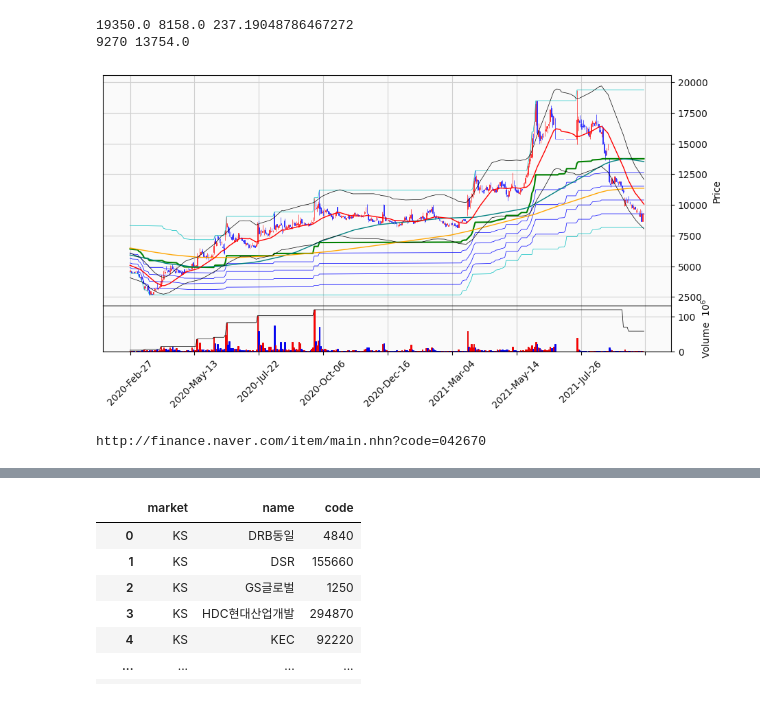
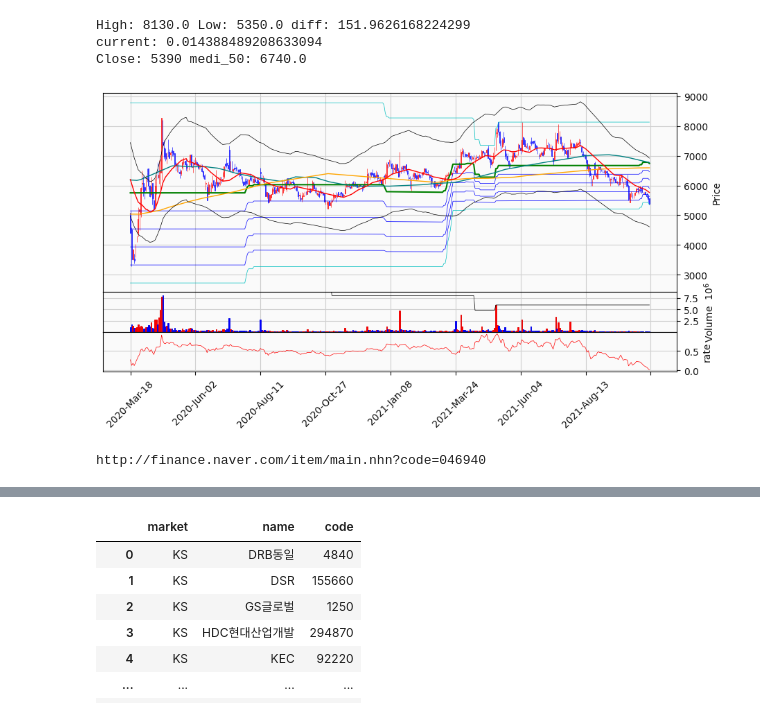
Before and after one commit to theplow-kwak/madi, a Jupyter notebook: madi.ipynb, the cells around one changed output, grey strips where cells are left out. Cells and saved outputs as stored; diff of their text form; code cells hidden in the pictures.

Commit message:
add: rate

```diff
--- a/madi.ipynb
+++ b/madi.ipynb
@@ -84,10 +84,12 @@ def readData(name, start=None, end=None):
     data['madi70'] = data['low'] + (data['high'] - data['low']) * 0.3
     data['madi80'] = data['low'] + (data['high'] - data['low']) * 0.2
     data['madi90'] = data['low'] + (data['high'] - data['low']) * 0.1
+    data['rate'] = (data['Close'] - data['low']) / (data['high'] - data['low'])
     data['v_high'] = data['Volume'].rolling(window=timep).max()
 
-    print(data['high'][-1], data['low'][-1], (data['high'][-1]/ data['low'][-1]) * 100)
-    print(data['Close'][-1], data['madi50'][-1])
+    print("High:", data['high'][-1], "Low:", data['low'][-1], "diff:", (data['high'][-1]/ data['low'][-1]) * 100)
+    print("current:", data['rate'][-1])
+    print("Close:", data['Close'][-1], "medi_50:", data['madi50'][-1])
     return data
 
 
@@ -113,6 +115,7 @@ def drawchart(name, range=200):
         mpf.make_addplot(data[['enval']],color='red', width=1),
         mpf.make_addplot(data[['e_high', 'e_low']],color='black', width=0.5),
         mpf.make_addplot(data[['v_high']],color='black', panel=1, ylabel='Volume', width=0.5),
+        mpf.make_addplot(data[['rate']],color='red', panel=2, ylabel='rate', width=0.5),
         ]
 
     mc = mpf.make_marketcolors(
@@ -131,13 +134,14 @@ def drawchart(name, range=200):
 
 stock_codes = StockCodes()
 # %%
-s_name = '현대두산인프라코어'
+s_name = '우원개발'
 drawchart(s_name,400)
 stock_codes.getFinancefromNaver(s_name)
 # %% [output]
-19350.0 8158.0 237.19048786467272
-9270 13754.0
+High: 8130.0 Low: 5350.0 diff: 151.9626168224299
+current: 0.014388489208633094
+Close: 5390 medi_50: 6740.0
-[figure, old version]
+[figure, new version]
-http://finance.naver.com/item/main.nhn?code=042670
+http://finance.naver.com/item/main.nhn?code=046940
 |  | 2018.12 | 2019.12 | 2020.12 | 2021.12(E) | 2020.06 | 2020.09 | 2020.12 | 2021.03 | 2021.06 | 2021.09(E) |
 | 주요재무정보 |  |  |  |  |  |  |  |  |  |  |
```
Also changed, not shown: parts of 1 cell of this notebook.
